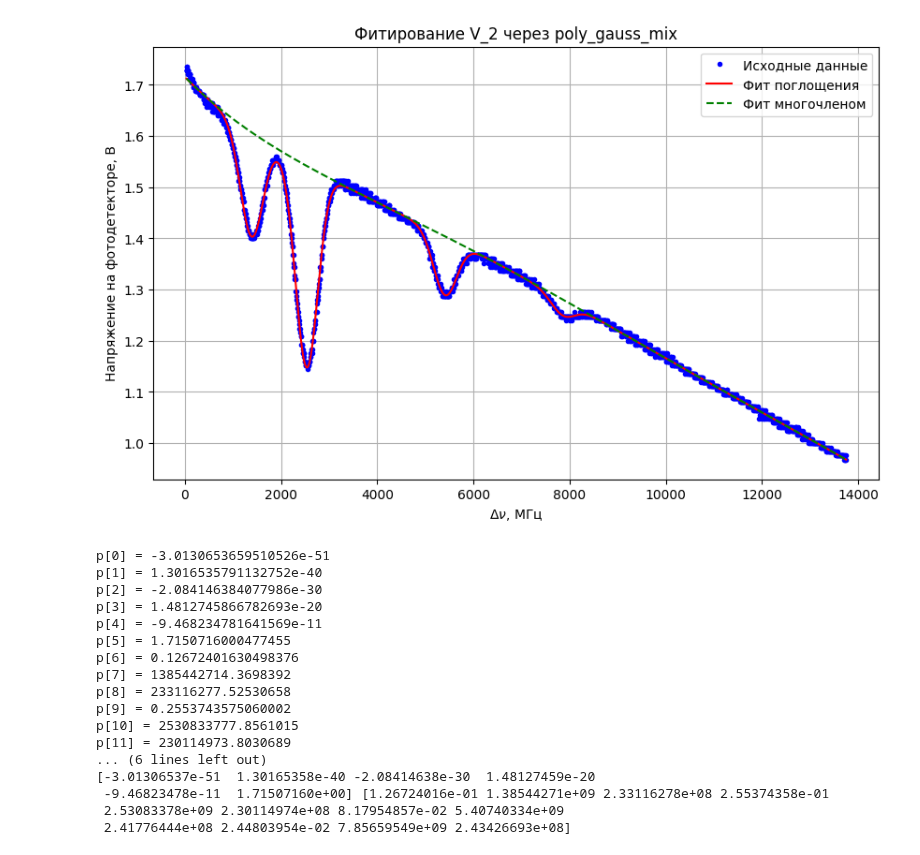
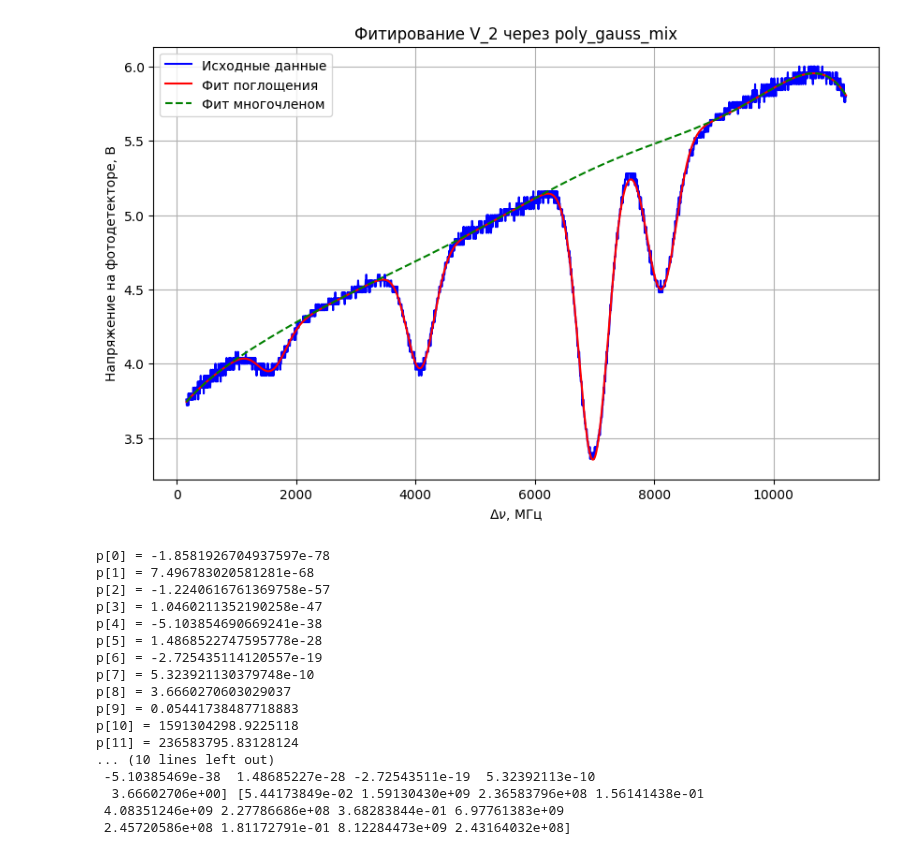
Before and after one commit to RedBrean/term2, a Jupyter notebook: term5/labs/rb/rb.ipynb, the cells around one changed output. Drawn from its saved outputs; the diff is of its cells as text; code cells hidden in the pictures.

```diff
--- a/term5/labs/rb/rb.ipynb
+++ b/term5/labs/rb/rb.ipynb
@@ -53,7 +53,7 @@ def parse_data_file(filename):
             data[f"V_{idx+1}"] = dfs[ch][volt_col]
     return data
 # %%
-data = parse_data_file("data41ma_new.txt")
+data = parse_data_file("data_new_final_tochno_tochno_5.txt")
 data
 # %% [output]
 |  | Time, s | V_1 | V_2 | V_3 |
@@ -87,13 +87,13 @@ dnu = c/(4*a)
 print(dnu*1E-6, 'MHz') # частоты между пиками интерферометра
 
 # Допустим, у нас есть массив y с значениями кривой
-cut_data_wide = data[(data["Time, s"] >= 0.0095) & (data["Time, s"] <= 0.027)]
-cut_data = data[(data["Time, s"] >= 0.0098) & (data["Time, s"] <= 0.025)]
+cut_data_wide = data[(data["Time, s"] >= 0.0040) & (data["Time, s"] <= 0.025)]
+cut_data = data[(data["Time, s"] >= 0.0055) & (data["Time, s"] <= 0.0235)]
 x=cut_data_wide["Time, s"]
 y=cut_data_wide["V_1"]
 # Находим пики (локальные максимумы)
 peaks, _ = sp.signal.find_peaks(np.array(y),
-    distance=5 ,          # минимум 50 точек между пиками
+    distance=10 ,          # минимум 50 точек между пиками
     prominence=0.005,       # минимальная "выдающаяся" высота
     width=1 )
 
@@ -245,63 +246,63 @@ def poly_gauss_mix(x, *params):
 
 
 
-gauss_params = [0.13, 0.15e10, 200e6,  # First Gaussian
-                0.2, 0.28e10, 200e6,
-                0.1,0.55e10,200e6,
-                0.05,0.8e10,200e6]  # Second Gaussian
+gauss_params = [0.1, 0.18e10, 200e6,  # First Gaussian
+                0.1, 0.40e10, 200e6,
+                0.1,0.7e10,200e6,
+                0.1,0.81e10,200e6]  # Second Gaussian
 
 x = cut_data["nu"].values
 y = cut_data["V_2"].values
 
 # Fit V_2 with a polynomial of degree 3
 poly_params = np.polyfit(x, y, 1)
 # Update initial_params with the fitted polynomial coefficients
 initial_params = list(poly_params) + gauss_params
 
 plt.figure(figsize=(10, 6))
-plt.plot(x/10**6, y, 'b.', label='Исходные данные')
+plt.plot(x/10**6, y, 'b-', label='Исходные данные')
 
 # Фитирование
 popt_1, pcov = sp.optimize.curve_fit(poly_gauss_mix, x, y, p0=initial_params, maxfev=5000)
-degree = 5
+degree = 8
 initial_params = [0]*(degree-1) + list(popt_1) # Добавляем степени многочлена
 popt_2, pcov = sp.optimize.curve_fit(poly_gauss_mix, x, y, p0=initial_params, maxfev=5000)
 poly_params = popt_2[:degree+1]
 gauss_params = popt_2[degree+1:]
 # Графики
 
 plt.plot(x/10**6, poly_gauss_mix(x, *popt_2), 'r-', label='Фит поглощения')
 plt.xlabel("$\Delta \\nu$, МГц")
 plt.ylabel("Напряжение на фотодетекторе, В")
 plt.legend()
 plt.grid(True)
 plt.title("Фитирование V_2 через poly_gauss_mix")
 plt.plot(x/10**6, np.polyval(poly_params, x), 'g--', label='Фит многочленом')
 plt.legend()
 plt.show()
 for i, coef in enumerate(popt_2):
     print(f"p[{i}] = {coef}")
 
 print(poly_params, gauss_params)
 # %% [output]
-[figure, old version]
+[figure, new version]
-p[0] = -3.0130653659510526e-51
-p[1] = 1.3016535791132752e-40
-p[2] = -2.084146384077986e-30
-p[3] = 1.4812745866782693e-20
-p[4] = -9.468234781641569e-11
-p[5] = 1.7150716000477455
-p[6] = 0.12672401630498376
-p[7] = 1385442714.3698392
-p[8] = 233116277.52530658
-p[9] = 0.2553743575060002
-p[10] = 2530833777.8561015
-p[11] = 230114973.8030689
-... (6 lines left out)
-[-3.01306537e-51  1.30165358e-40 -2.08414638e-30  1.48127459e-20
- -9.46823478e-11  1.71507160e+00] [1.26724016e-01 1.38544271e+09 2.33116278e+08 2.55374358e-01
- 2.53083378e+09 2.30114974e+08 8.17954857e-02 5.40740334e+09
- 2.41776444e+08 2.44803954e-02 7.85659549e+09 2.43426693e+08]
+p[0] = -1.8581926704937597e-78
+p[1] = 7.496783020581281e-68
+p[2] = -1.2240616761369758e-57
+p[3] = 1.0460211352190258e-47
+p[4] = -5.103854690669241e-38
+p[5] = 1.4868522747595778e-28
+p[6] = -2.725435114120557e-19
+p[7] = 5.323921130379748e-10
+p[8] = 3.6660270603029037
+p[9] = 0.05441738487718883
+p[10] = 1591304298.9225118
+p[11] = 236583795.83128124
+... (10 lines left out)
+ -5.10385469e-38  1.48685227e-28 -2.72543511e-19  5.32392113e-10
+  3.66602706e+00] [5.44173849e-02 1.59130430e+09 2.36583796e+08 1.56141438e-01
+ 4.08351246e+09 2.27786686e+08 3.68283844e-01 6.97761383e+09
+ 2.45720586e+08 1.81172791e-01 8.12284473e+09 2.43164032e+08]
 # %%
 def sum_gaussians(x, gauss_params):
     n = len(gauss_params) // 3
```
Also changed, not shown: parts of 14 cells of this notebook, 9 other files.
